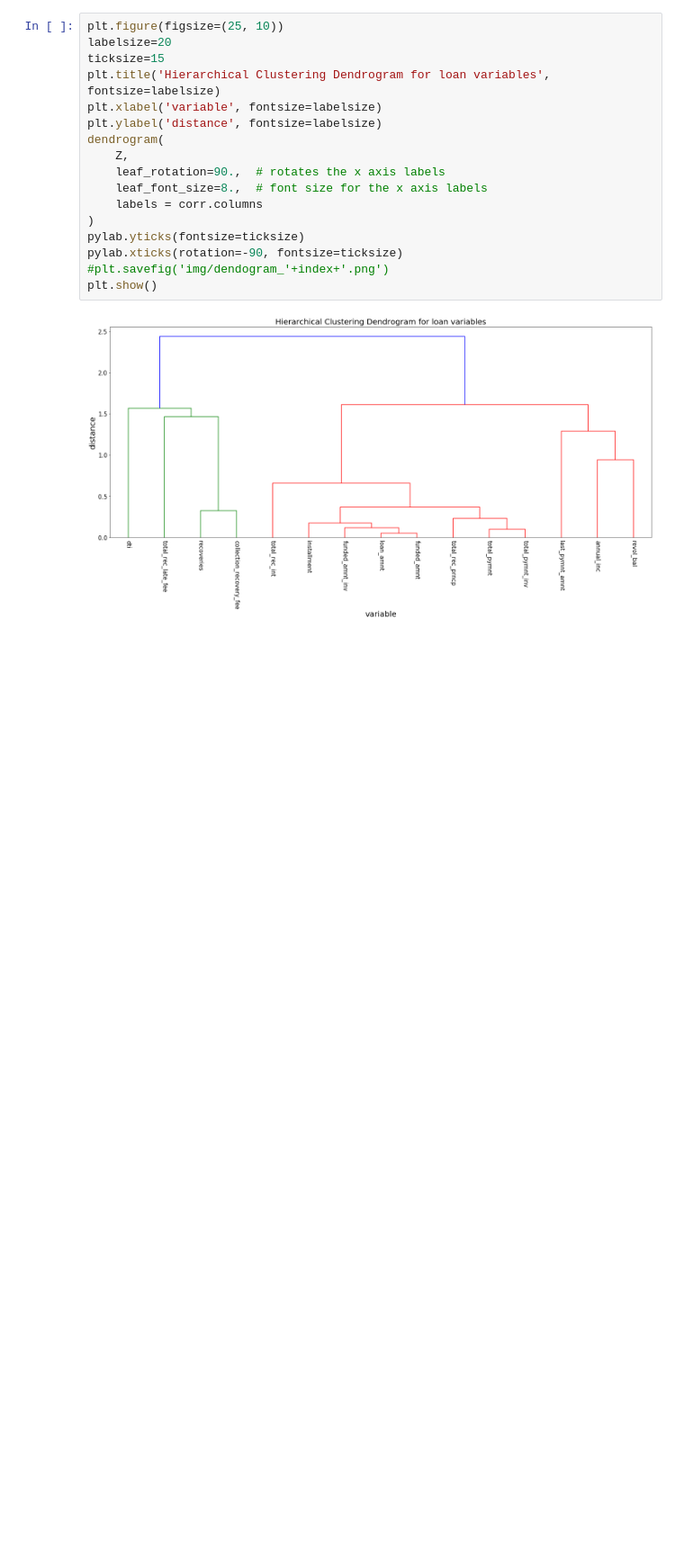
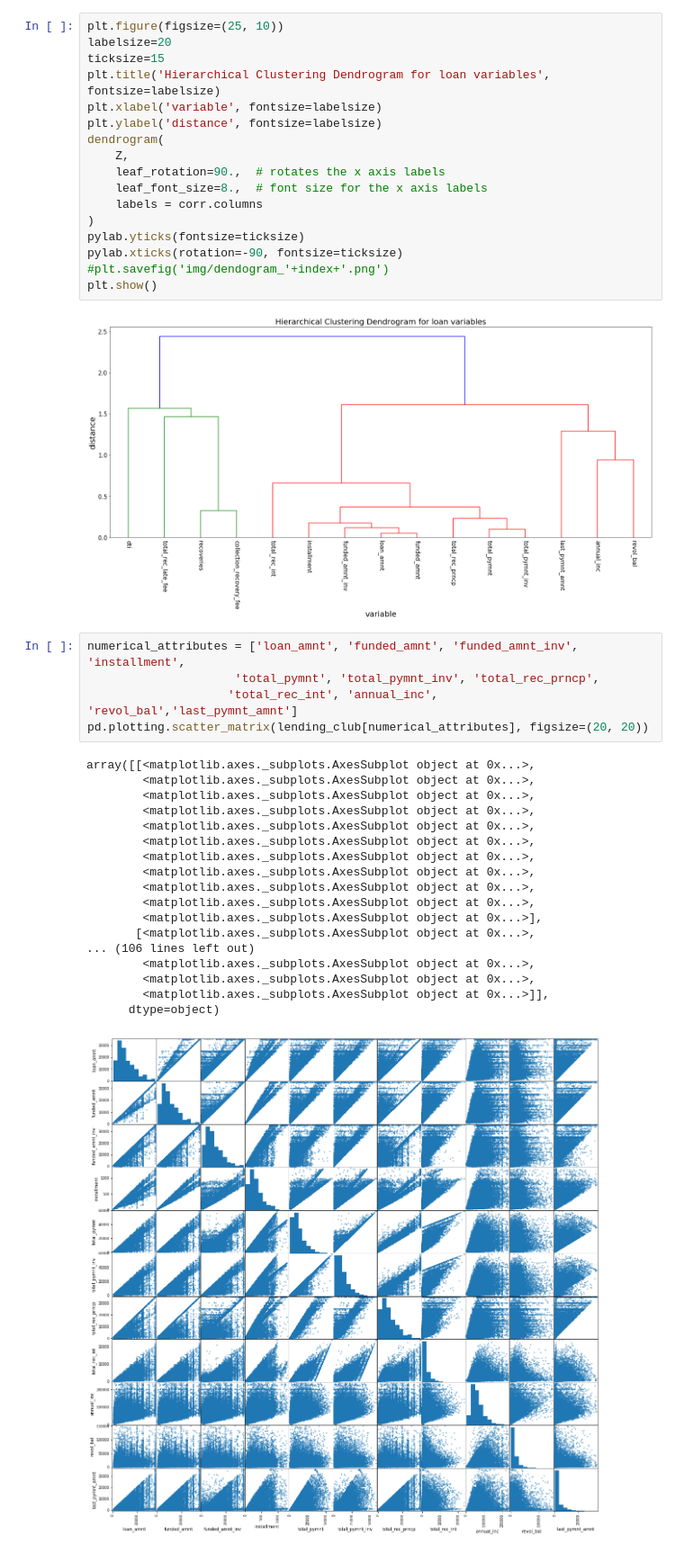
Before and after one commit to amirivija/EDA, a Jupyter notebook: Group_Amirisetty_Vijayaraghavan.ipynb, the cells around one changed output. Shown at 90% size. Saved outputs shown, nothing was run; the diff lists cells and outputs as text; blank space fills up the shorter version.

```diff
--- a/Group_Amirisetty_Vijayaraghavan.ipynb
+++ b/Group_Amirisetty_Vijayaraghavan.ipynb
@@ -420,3 +423,27 @@ pylab.xticks(rotation=-90, fontsize=ticksize)
 plt.show()
 # %% [output]
 [figure]
+# %%
+numerical_attributes = ['loan_amnt', 'funded_amnt', 'funded_amnt_inv', 'installment',
+                     'total_pymnt', 'total_pymnt_inv', 'total_rec_prncp',
+                    'total_rec_int', 'annual_inc', 'revol_bal','last_pymnt_amnt']
+pd.plotting.scatter_matrix(lending_club[numerical_attributes], figsize=(20, 20))
+# %% [output]
+array([[<matplotlib.axes._subplots.AxesSubplot object at 0x...>,
+        <matplotlib.axes._subplots.AxesSubplot object at 0x...>,
+        <matplotlib.axes._subplots.AxesSubplot object at 0x...>,
+        <matplotlib.axes._subplots.AxesSubplot object at 0x...>,
+        <matplotlib.axes._subplots.AxesSubplot object at 0x...>,
+        <matplotlib.axes._subplots.AxesSubplot object at 0x...>,
+        <matplotlib.axes._subplots.AxesSubplot object at 0x...>,
+        <matplotlib.axes._subplots.AxesSubplot object at 0x...>,
+        <matplotlib.axes._subplots.AxesSubplot object at 0x...>,
+        <matplotlib.axes._subplots.AxesSubplot object at 0x...>,
+        <matplotlib.axes._subplots.AxesSubplot object at 0x...>],
+       [<matplotlib.axes._subplots.AxesSubplot object at 0x...>,
+... (106 lines left out)
+        <matplotlib.axes._subplots.AxesSubplot object at 0x...>,
+        <matplotlib.axes._subplots.AxesSubplot object at 0x...>,
+        <matplotlib.axes._subplots.AxesSubplot object at 0x...>]],
+      dtype=object)
+[figure, added]
```
Also changed, not shown: parts of 3 cells of this notebook, 1 other file.
